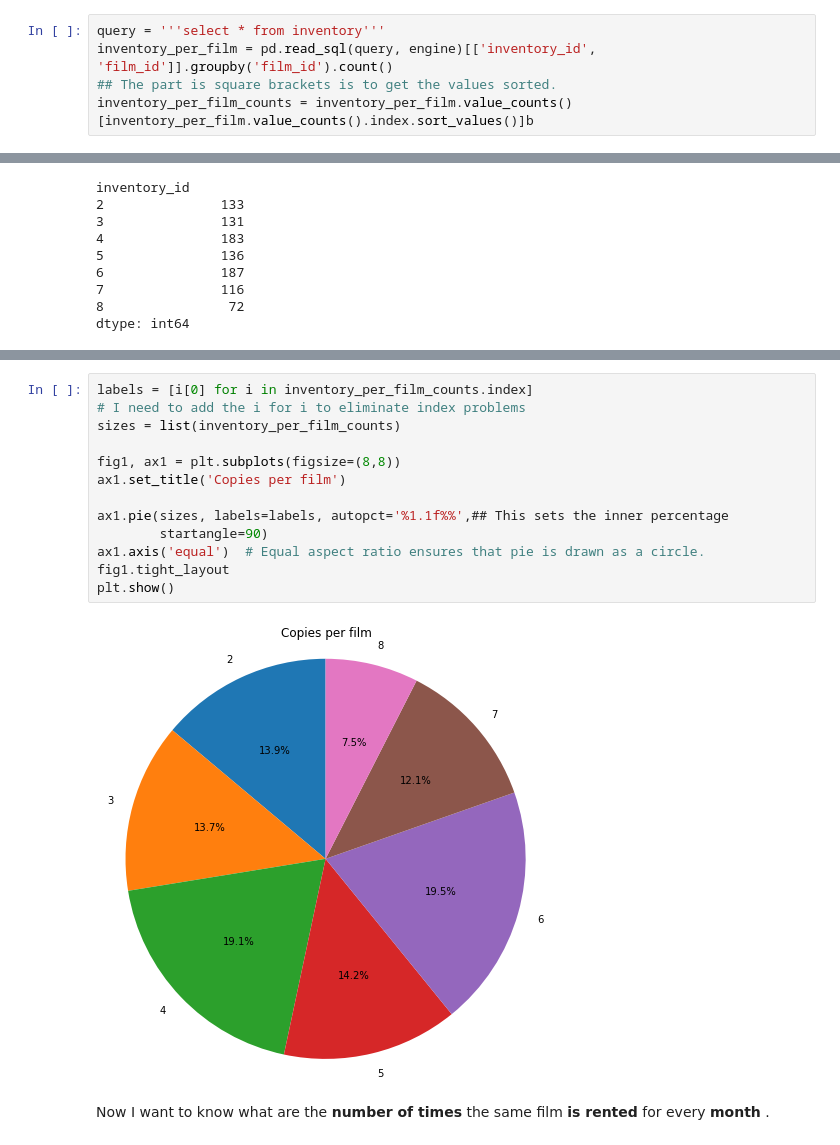
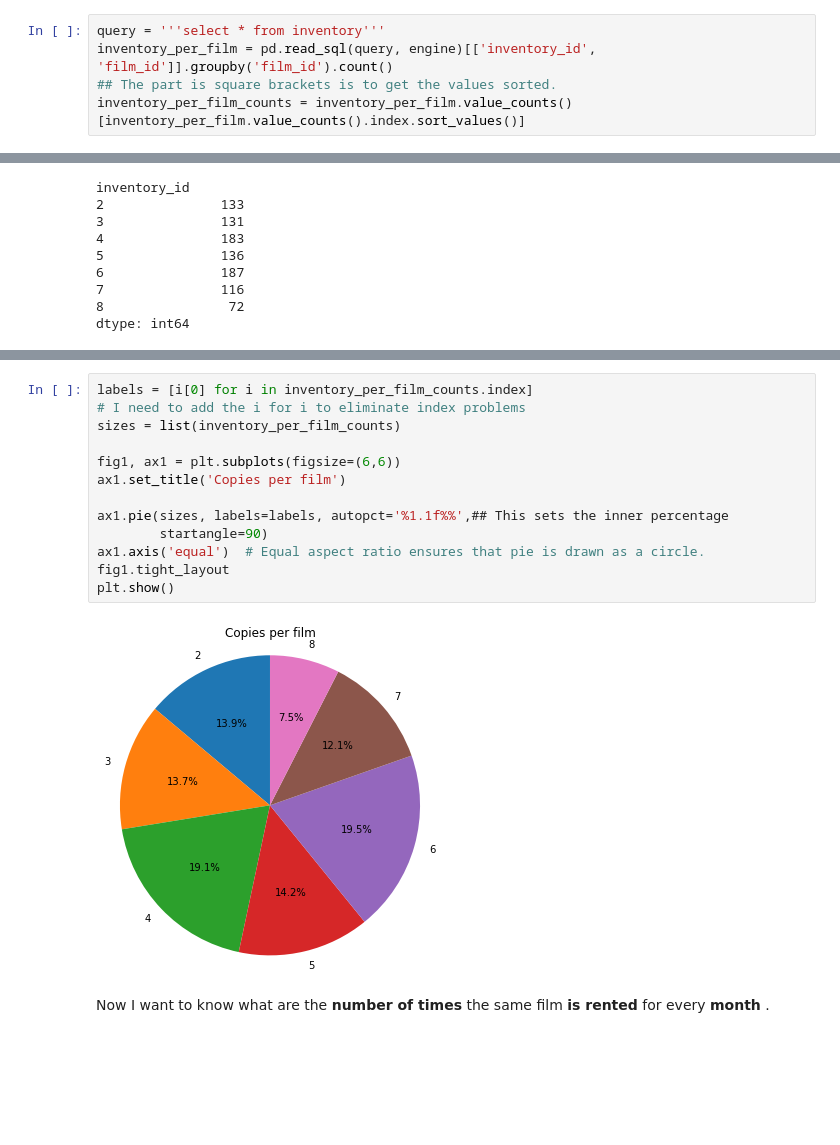
Before and after one commit to sebastianvier/ironhack_labs, a Jupyter notebook: week_9/lab-predictions-logistic-regression/logistic_regression.ipynb, the cells around one changed output, grey strips where cells are left out. Drawn from its saved outputs; the diff is of its cells as text; blank space fills up the shorter version.

```diff
--- a/week_9/lab-predictions-logistic-regression/logistic_regression.ipynb
+++ b/week_9/lab-predictions-logistic-regression/logistic_regression.ipynb
@@ -188,7 +188,7 @@ We check how many **copies** per film.
 query = '''select * from inventory'''
 inventory_per_film = pd.read_sql(query, engine)[['inventory_id', 'film_id']].groupby('film_id').count()
 ## The part is square brackets is to get the values sorted.
-inventory_per_film_counts = inventory_per_film.value_counts()[inventory_per_film.value_counts().index.sort_values()]b
+inventory_per_film_counts = inventory_per_film.value_counts()[inventory_per_film.value_counts().index.sort_values()]
 # %%
 inventory_per_film_counts
 # %% [output]
@@ -207,18 +204,18 @@ dtype: int64
 # %%
 labels = [i[0] for i in inventory_per_film_counts.index]
 # I need to add the i for i to eliminate index problems
 sizes = list(inventory_per_film_counts)
 
-fig1, ax1 = plt.subplots(figsize=(8,8))
+fig1, ax1 = plt.subplots(figsize=(6,6))
 ax1.set_title('Copies per film')
 
 ax1.pie(sizes, labels=labels, autopct='%1.1f%%',## This sets the inner percentage
         startangle=90)
 ax1.axis('equal')  # Equal aspect ratio ensures that pie is drawn as a circle.
 fig1.tight_layout
 plt.show()
 # %% [output]
-[figure, old version]
+[figure, new version]
 # %% [markdown]
 Now I want to know what are the **number of times** the same film **is rented** for every **month** .
 # %%
```
Also changed, not shown: parts of 38 cells of this notebook.
